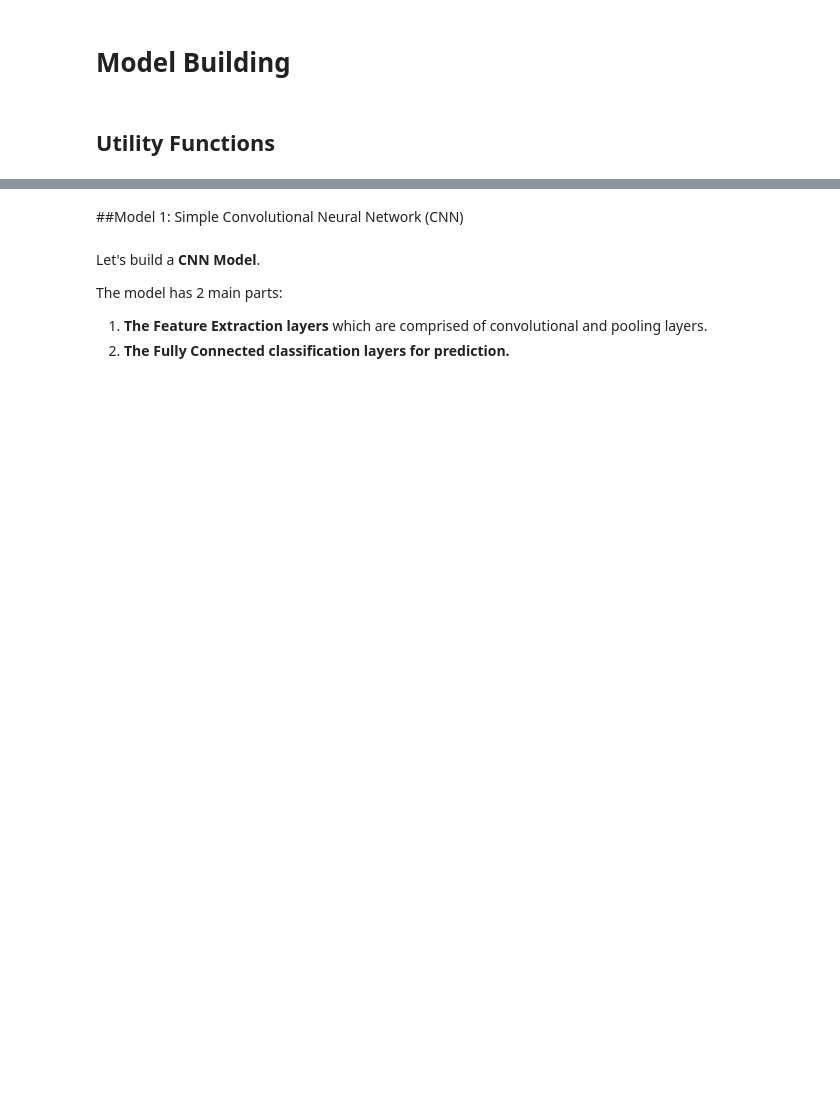
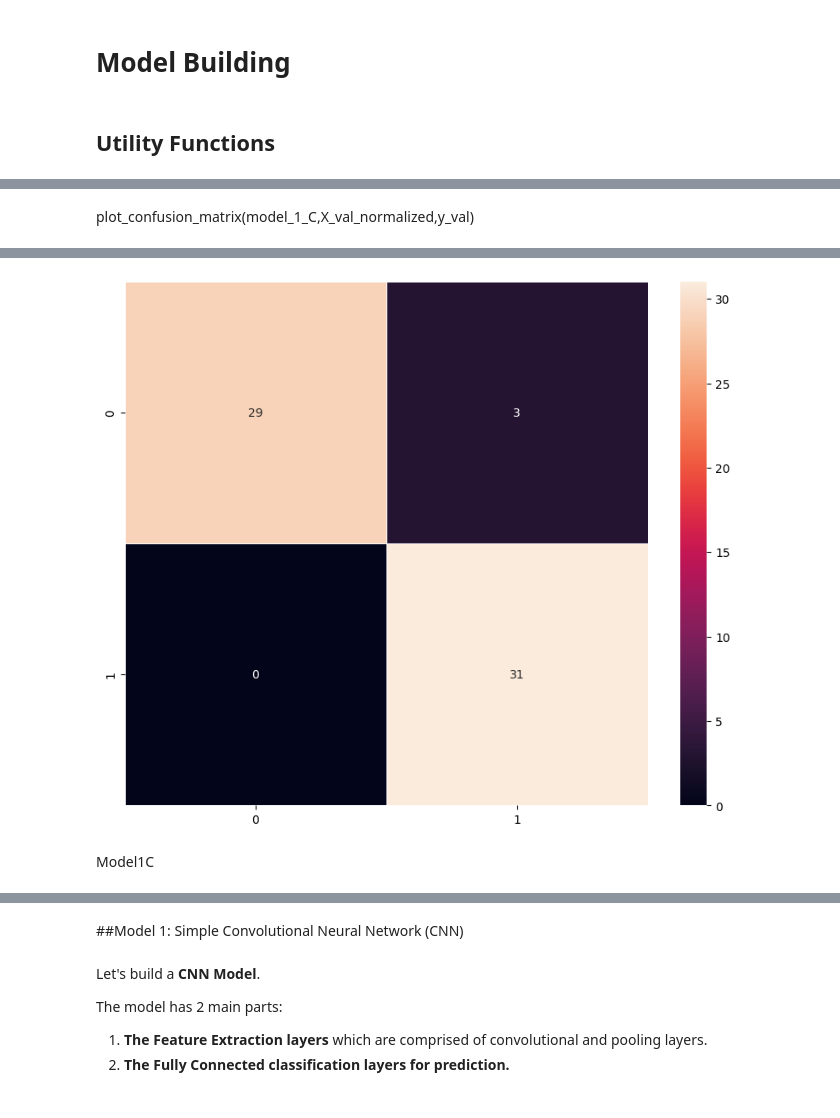
Before and after one commit to singh00in/AIML_New, a Jupyter notebook: ComputerVision/Project/HelmNet_Low_Code.ipynb, the cells around one changed output, grey strips where cells are left out. Drawn from its saved outputs; the diff is of its cells as text; code cells hidden in the pictures; blank space fills up the shorter version.

```diff
--- a/ComputerVision/Project/HelmNet_Low_Code.ipynb
+++ b/ComputerVision/Project/HelmNet_Low_Code.ipynb
@@ -299,0 +657,5 @@ def plot_confusion_matrix(model,predictors,target,ml=False):
+# %% [markdown]
+plot_confusion_matrix(model_1_C,X_val_normalized,y_val)
+# %%
+plot_confusion_matrix(model_1_C,X_val_normalized,y_val)
+# %% [output]
@@ -299,0 +663,3 @@ def plot_confusion_matrix(model,predictors,target,ml=False):
+[figure, added]
+# %% [markdown]
+Model1C
```
Also changed, not shown: parts of 225 cells of this notebook.
